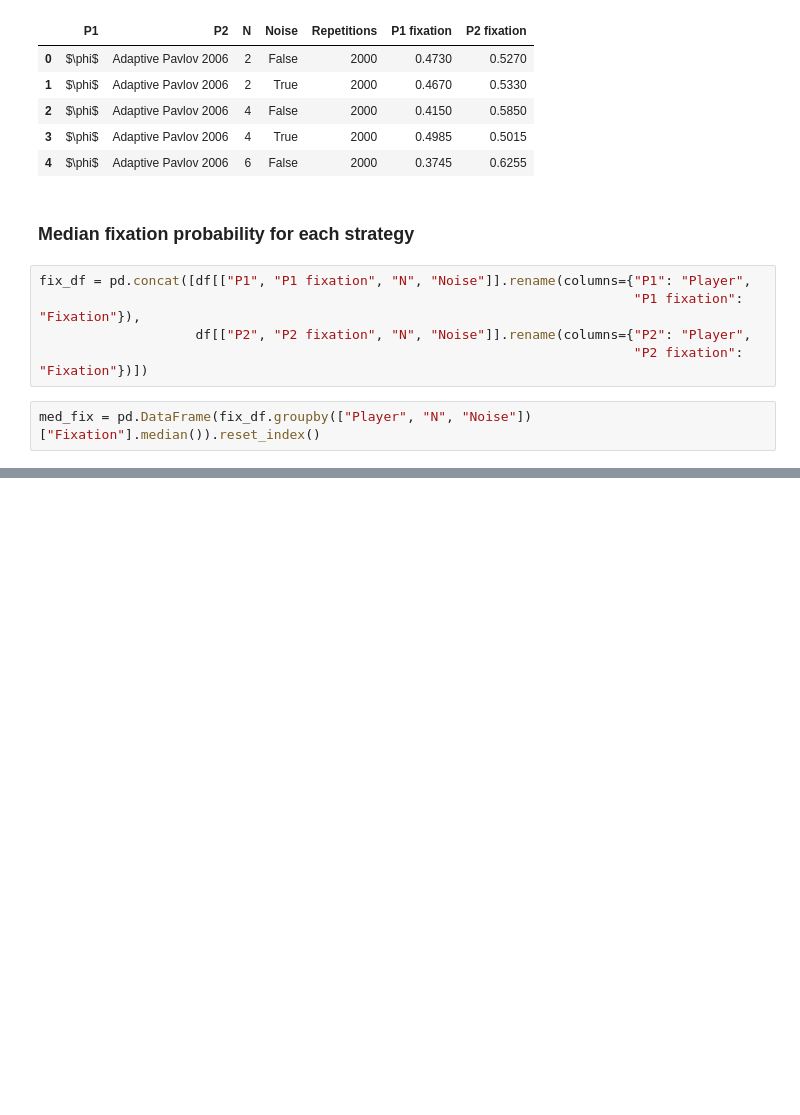
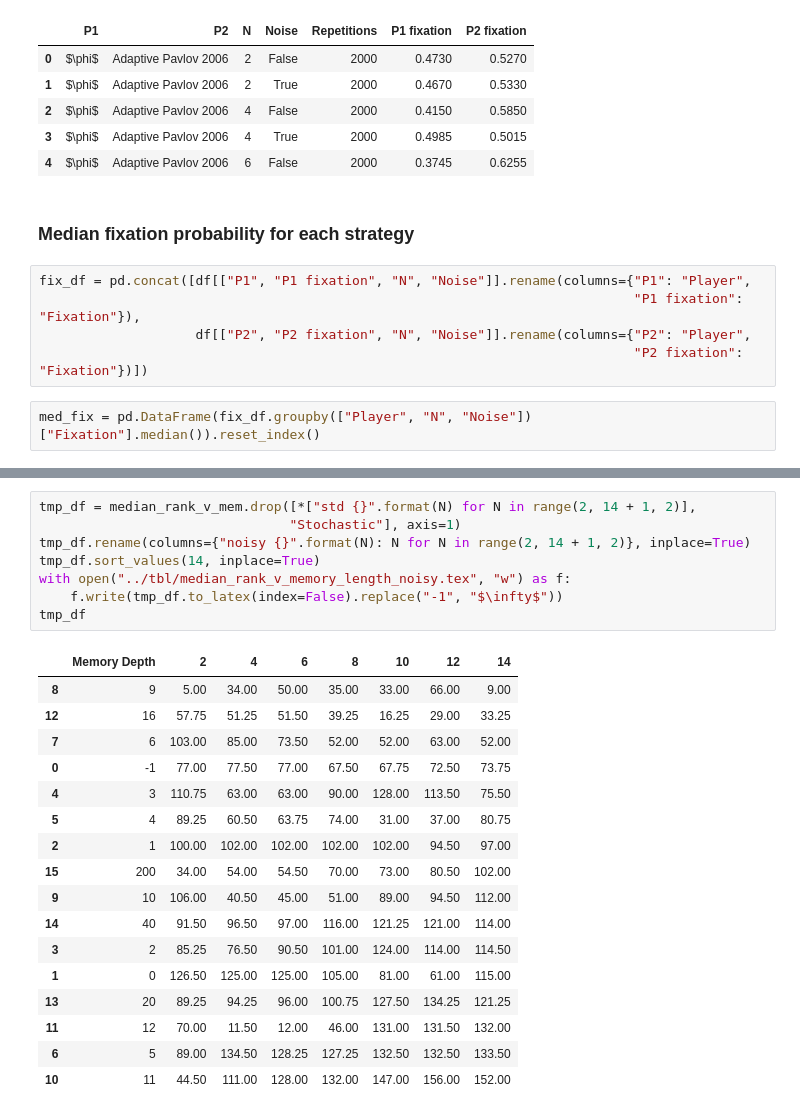
Before and after one commit to Axelrod-Python/axelrod-moran, a Jupyter notebook: nbs/main.ipynb, the cells around one changed output, grey strips where cells are left out. Drawn from its saved outputs; the diff is of its cells as text; blank space fills up the shorter version.

```diff
--- a/nbs/main.ipynb
+++ b/nbs/main.ipynb
@@ -222,0 +417,26 @@ for noise in [True, False]:
+# %%
+tmp_df = median_rank_v_mem.drop([*["std {}".format(N) for N in range(2, 14 + 1, 2)],
+                                "Stochastic"], axis=1)
+tmp_df.rename(columns={"noisy {}".format(N): N for N in range(2, 14 + 1, 2)}, inplace=True)
+tmp_df.sort_values(14, inplace=True)
+with open("../tbl/median_rank_v_memory_length_noisy.tex", "w") as f:
+    f.write(tmp_df.to_latex(index=False).replace("-1", "$\infty$"))
+tmp_df
+# %% [output]
+|  | Memory Depth | 2 | 4 | 6 | 8 | 10 | 12 | 14 |
+| 8 | 9 | 5.00 | 34.00 | 50.00 | 35.00 | 33.00 | 66.00 | 9.00 |
+| 12 | 16 | 57.75 | 51.25 | 51.50 | 39.25 | 16.25 | 29.00 | 33.25 |
+| 7 | 6 | 103.00 | 85.00 | 73.50 | 52.00 | 52.00 | 63.00 | 52.00 |
+| 0 | -1 | 77.00 | 77.50 | 77.00 | 67.50 | 67.75 | 72.50 | 73.75 |
+| 4 | 3 | 110.75 | 63.00 | 63.00 | 90.00 | 128.00 | 113.50 | 75.50 |
+| 5 | 4 | 89.25 | 60.50 | 63.75 | 74.00 | 31.00 | 37.00 | 80.75 |
+| 2 | 1 | 100.00 | 102.00 | 102.00 | 102.00 | 102.00 | 94.50 | 97.00 |
+| 15 | 200 | 34.00 | 54.00 | 54.50 | 70.00 | 73.00 | 80.50 | 102.00 |
+| 9 | 10 | 106.00 | 40.50 | 45.00 | 51.00 | 89.00 | 94.50 | 112.00 |
+| 14 | 40 | 91.50 | 96.50 | 97.00 | 116.00 | 121.25 | 121.00 | 114.00 |
+| 3 | 2 | 85.25 | 76.50 | 90.50 | 101.00 | 124.00 | 114.00 | 114.50 |
+| 1 | 0 | 126.50 | 125.00 | 125.00 | 105.00 | 81.00 | 61.00 | 115.00 |
+| 13 | 20 | 89.25 | 94.25 | 96.00 | 100.75 | 127.50 | 134.25 | 121.25 |
+| 11 | 12 | 70.00 | 11.50 | 12.00 | 46.00 | 131.00 | 131.50 | 132.00 |
+| 6 | 5 | 89.00 | 134.50 | 128.25 | 127.25 | 132.50 | 132.50 | 133.50 |
+| 10 | 11 | 44.50 | 111.00 | 128.00 | 132.00 | 147.00 | 156.00 | 152.00 |
```
Also changed, not shown: parts of 30 cells of this notebook, 34 other files.
